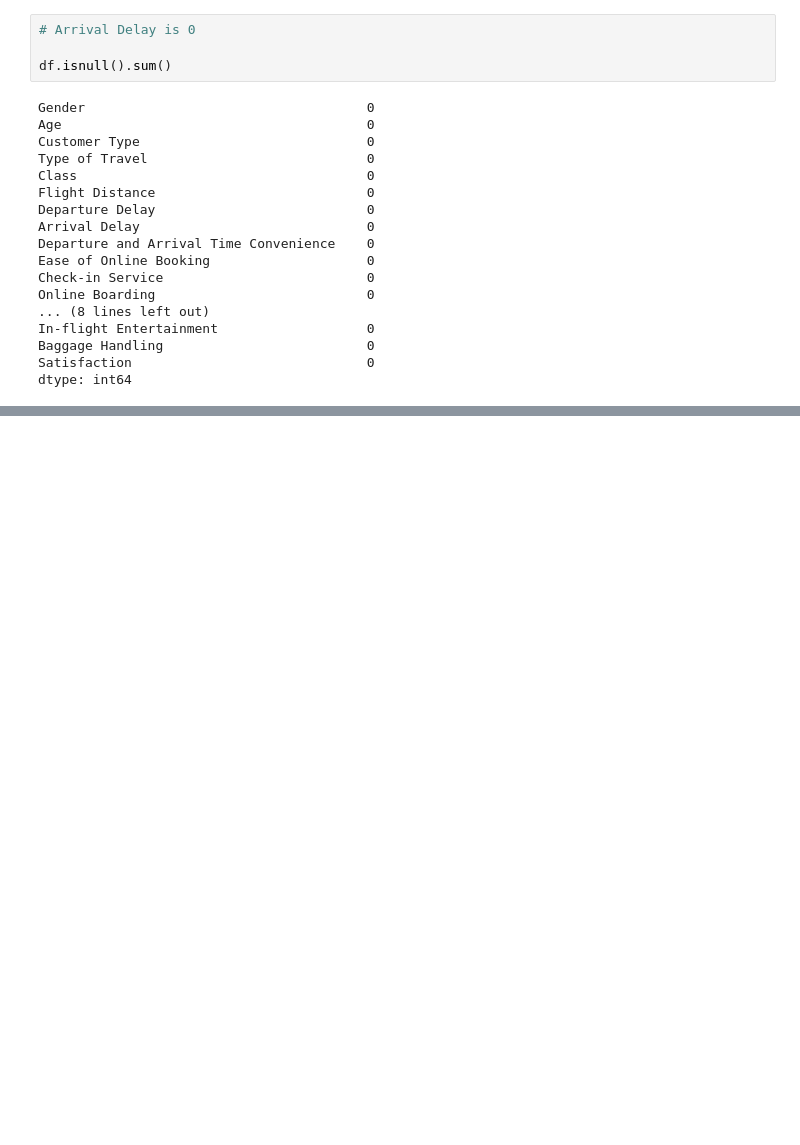
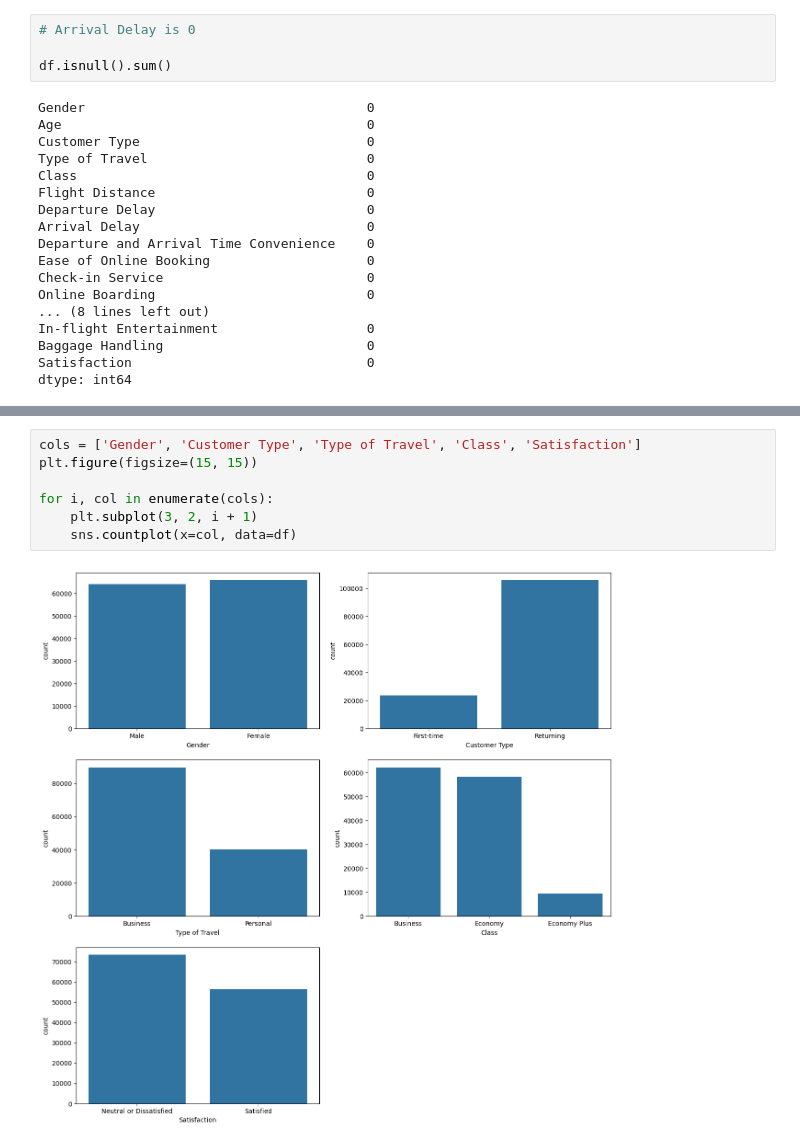
Before and after one commit to S0fft/Airline-Passenger-Satisfaction, a Jupyter notebook: airline_passenger_satisfaction.ipynb, the cells around one changed output, grey strips where cells are left out. Cells and saved outputs as stored; diff of their text form; blank space fills up the shorter version.

```diff
--- a/airline_passenger_satisfaction.ipynb
+++ b/airline_passenger_satisfaction.ipynb
@@ -135,0 +150,9 @@ dtype: int64
+# %%
+cols = ['Gender', 'Customer Type', 'Type of Travel', 'Class', 'Satisfaction']
+plt.figure(figsize=(15, 15))
+
+for i, col in enumerate(cols):
+    plt.subplot(3, 2, i + 1)
+    sns.countplot(x=col, data=df)
+# %% [output]
+[figure, added]
```
Also changed, not shown: parts of 4 cells of this notebook.
